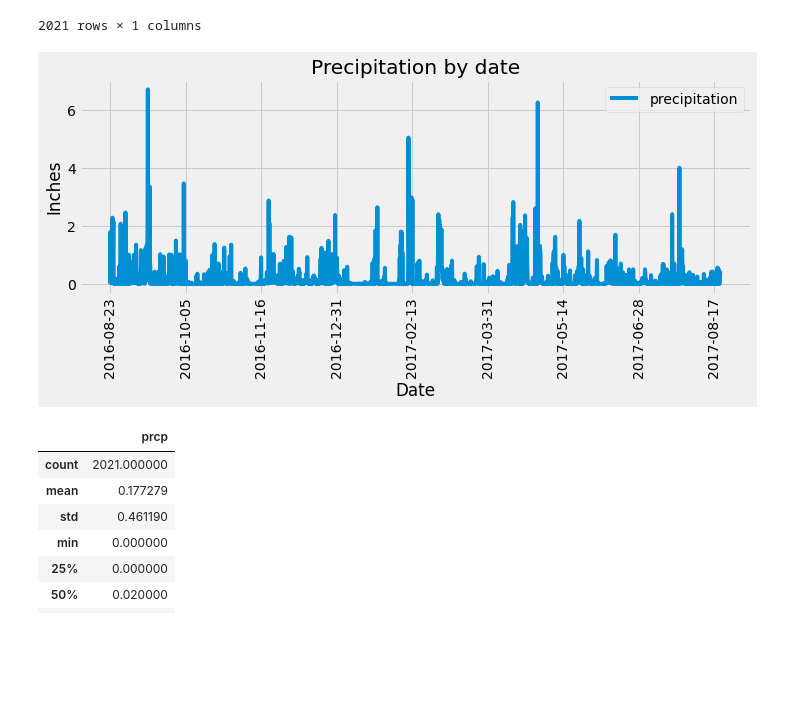
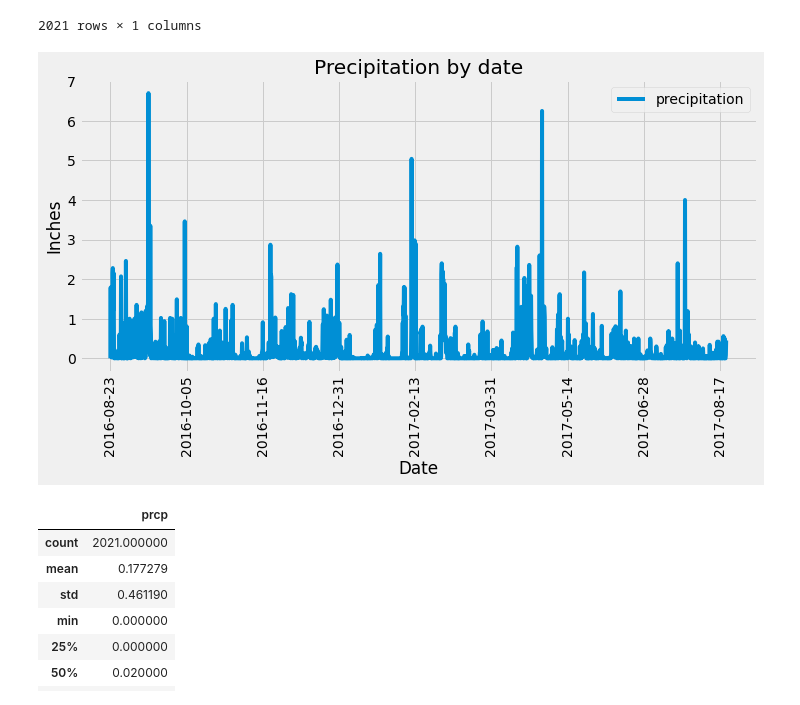
Before and after one commit to luiserojas74/sqlalchemy-challenge, a Jupyter notebook: climate_starter.ipynb, the cells around one changed output. Saved outputs shown, nothing was run; the diff lists cells and outputs as text; code cells hidden in the pictures; blank space fills up the shorter version.

```diff
--- a/climate_starter.ipynb
+++ b/climate_starter.ipynb
@@ -112,16 +112,17 @@ prcp_df
 2021 rows × 1 columns
 # %%
 # Use Pandas Plotting with Matplotlib to plot the data
-prcp_df.plot(kind='line', figsize=(10,4))
+prcp_df.plot(kind='line', figsize=(10,6), rot=90)
 plt.tight_layout()
 plt.xticks(rotation=90)
 plt.title('Precipitation by date')
 plt.xlabel('Date')
 plt.ylabel('Inches')
 plt.legend(['precipitation'])
+plt.savefig("Output/Precipitation.png")
 plt.show()
 # %% [output]
-[figure, old version]
+[figure, new version]
 # %%
 # Use Pandas to calcualte the summary statistics for the precipitation data
 prcp_df.describe()
```
Also changed, not shown: parts of 1 cell of this notebook, 2 other files.
